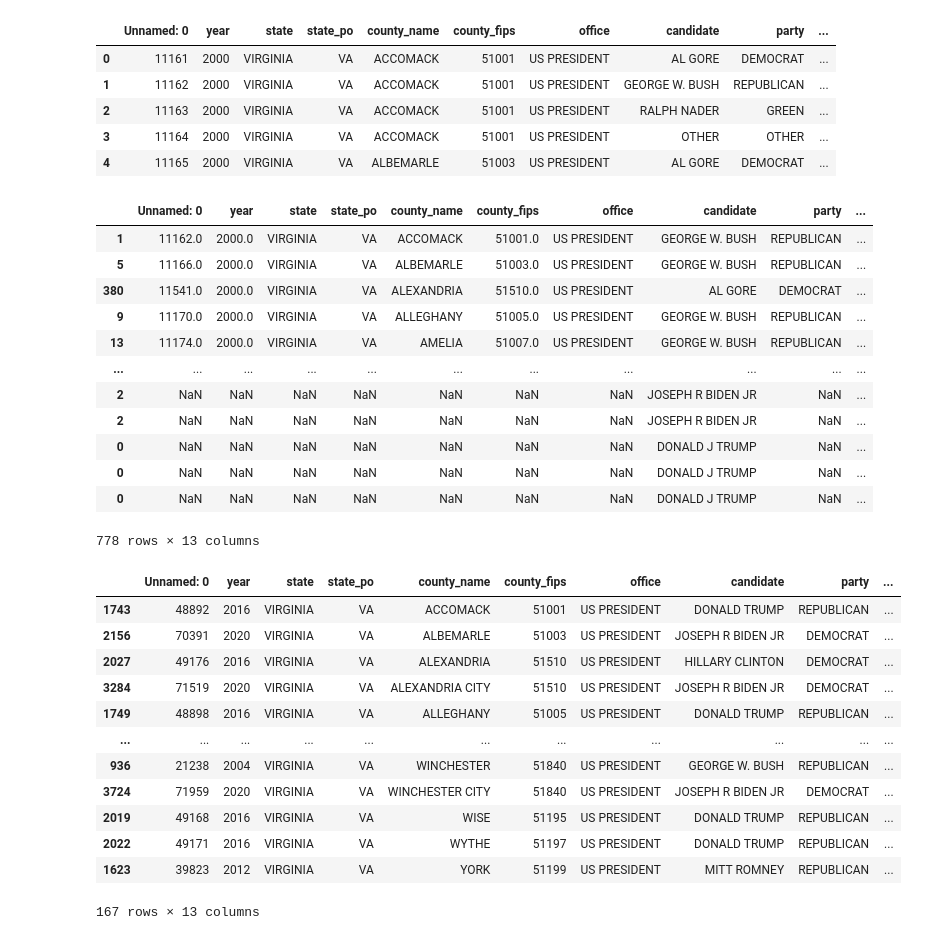
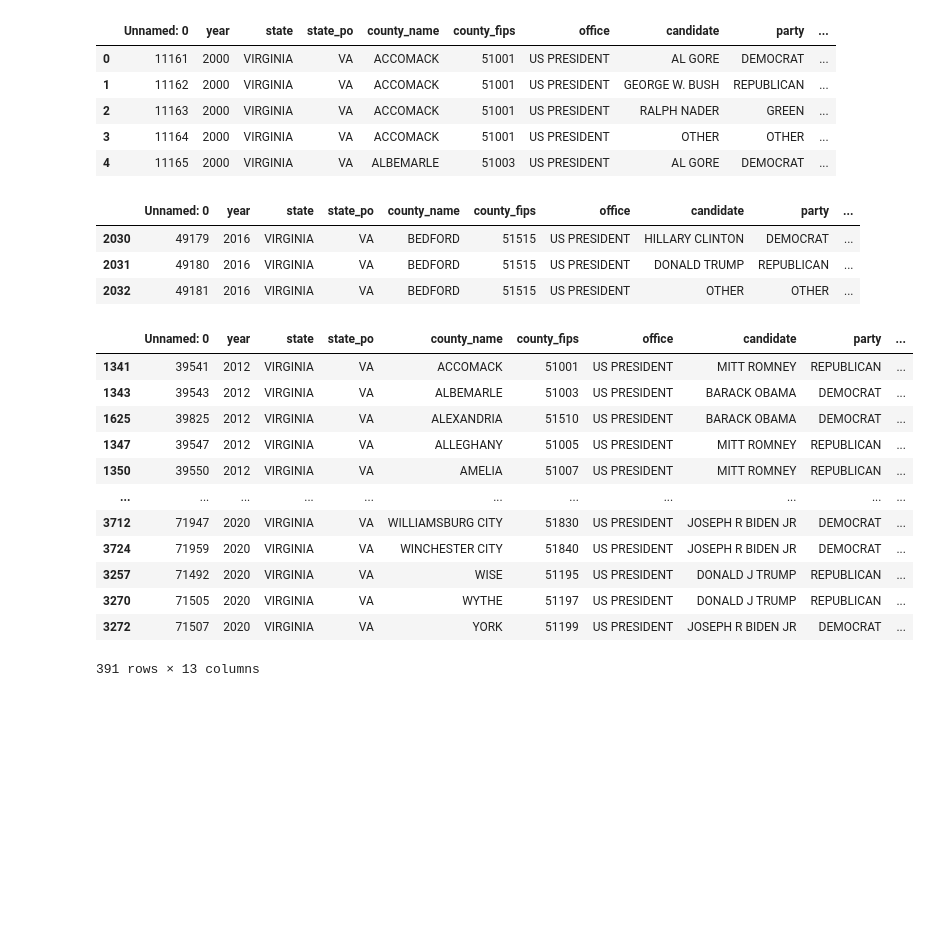
Before and after one commit to RainaVardhan/project_voting, a Jupyter notebook: clean_voting.ipynb, the cells around one changed output. Cells and saved outputs as stored; diff of their text form; code cells hidden in the pictures; blank space fills up the shorter version.

```diff
--- a/clean_voting.ipynb
+++ b/clean_voting.ipynb
@@ -67,16 +24,0 @@ final_df = pd.concat([winners_2000, winners_2004, winners_2008, winners_2012, wi
-# %%
-final_df
-# %% [output]
-|  | Unnamed: 0 | year | state | state_po | county_name | county_fips | office | candidate | party | ... |
-| 1 | 11162.0 | 2000.0 | VIRGINIA | VA | ACCOMACK | 51001.0 | US PRESIDENT | GEORGE W. BUSH | REPUBLICAN | ... |
-| 5 | 11166.0 | 2000.0 | VIRGINIA | VA | ALBEMARLE | 51003.0 | US PRESIDENT | GEORGE W. BUSH | REPUBLICAN | ... |
-| 380 | 11541.0 | 2000.0 | VIRGINIA | VA | ALEXANDRIA | 51510.0 | US PRESIDENT | AL GORE | DEMOCRAT | ... |
-| 9 | 11170.0 | 2000.0 | VIRGINIA | VA | ALLEGHANY | 51005.0 | US PRESIDENT | GEORGE W. BUSH | REPUBLICAN | ... |
-| 13 | 11174.0 | 2000.0 | VIRGINIA | VA | AMELIA | 51007.0 | US PRESIDENT | GEORGE W. BUSH | REPUBLICAN | ... |
-| ... | ... | ... | ... | ... | ... | ... | ... | ... | ... | ... |
-| 2 | NaN | NaN | NaN | NaN | NaN | NaN | NaN | JOSEPH R BIDEN JR | NaN | ... |
-| 2 | NaN | NaN | NaN | NaN | NaN | NaN | NaN | JOSEPH R BIDEN JR | NaN | ... |
-| 0 | NaN | NaN | NaN | NaN | NaN | NaN | NaN | DONALD J TRUMP | NaN | ... |
-| 0 | NaN | NaN | NaN | NaN | NaN | NaN | NaN | DONALD J TRUMP | NaN | ... |
-| 0 | NaN | NaN | NaN | NaN | NaN | NaN | NaN | DONALD J TRUMP | NaN | ... |
-778 rows × 13 columns
@@ -106,17 +25,43 @@ winners_all = find_winner(df)
-# %%
-winners_all.groupby(['candidate', 'county_name'])
-winners_all
-# %% [output]
-|  | Unnamed: 0 | year | state | state_po | county_name | county_fips | office | candidate | party | ... |
-| 1743 | 48892 | 2016 | VIRGINIA | VA | ACCOMACK | 51001 | US PRESIDENT | DONALD TRUMP | REPUBLICAN | ... |
-| 2156 | 70391 | 2020 | VIRGINIA | VA | ALBEMARLE | 51003 | US PRESIDENT | JOSEPH R BIDEN JR | DEMOCRAT | ... |
-| 2027 | 49176 | 2016 | VIRGINIA | VA | ALEXANDRIA | 51510 | US PRESIDENT | HILLARY CLINTON | DEMOCRAT | ... |
-| 3284 | 71519 | 2020 | VIRGINIA | VA | ALEXANDRIA CITY | 51510 | US PRESIDENT | JOSEPH R BIDEN JR | DEMOCRAT | ... |
-| 1749 | 48898 | 2016 | VIRGINIA | VA | ALLEGHANY | 51005 | US PRESIDENT | DONALD TRUMP | REPUBLICAN | ... |
-| ... | ... | ... | ... | ... | ... | ... | ... | ... | ... | ... |
-| 936 | 21238 | 2004 | VIRGINIA | VA | WINCHESTER | 51840 | US PRESIDENT | GEORGE W. BUSH | REPUBLICAN | ... |
-| 3724 | 71959 | 2020 | VIRGINIA | VA | WINCHESTER CITY | 51840 | US PRESIDENT | JOSEPH R BIDEN JR | DEMOCRAT | ... |
-| 2019 | 49168 | 2016 | VIRGINIA | VA | WISE | 51195 | US PRESIDENT | DONALD TRUMP | REPUBLICAN | ... |
-| 2022 | 49171 | 2016 | VIRGINIA | VA | WYTHE | 51197 | US PRESIDENT | DONALD TRUMP | REPUBLICAN | ... |
-| 1623 | 39823 | 2012 | VIRGINIA | VA | YORK | 51199 | US PRESIDENT | MITT ROMNEY | REPUBLICAN | ... |
-167 rows × 13 columns
+# %%
+# check for nan values
+df.isnull().values.any()
+
+# check for possible mistakes
+df[df['totalvotes'] == 0]
+# %% [output]
+|  | Unnamed: 0 | year | state | state_po | county_name | county_fips | office | candidate | party | ... |
+| 2030 | 49179 | 2016 | VIRGINIA | VA | BEDFORD | 51515 | US PRESIDENT | HILLARY CLINTON | DEMOCRAT | ... |
+| 2031 | 49180 | 2016 | VIRGINIA | VA | BEDFORD | 51515 | US PRESIDENT | DONALD TRUMP | REPUBLICAN | ... |
+| 2032 | 49181 | 2016 | VIRGINIA | VA | BEDFORD | 51515 | US PRESIDENT | OTHER | OTHER | ... |
+# %%
+# split the dataframe into each year
+votes_2012 = df[df['year']==2012]
+votes_2016 = df[df['year']==2016]
+votes_2020 = df[df['year']==2020]
+
+# find out which party got the most votes in each county
+winners_2012_idx = votes_2012.groupby('county_name')['candidatevotes'].idxmax()
+winners_2012 = votes_2012.loc[winners_2012_idx]
+winners_2016_idx = votes_2016.groupby('county_name')['candidatevotes'].idxmax()
+winners_2016 = votes_2016.loc[winners_2016_idx]
+winners_2020_idx = votes_2020.groupby('county_name')['candidatevotes'].idxmax()
+winners_2020 = votes_2020.loc[winners_2020_idx]
+
+# combine the dataframes into 1
+winners_all = pd.concat([winners_2012,winners_2016,winners_2020])
+
+winners_all
+# %% [output]
+|  | Unnamed: 0 | year | state | state_po | county_name | county_fips | office | candidate | party | ... |
+| 1341 | 39541 | 2012 | VIRGINIA | VA | ACCOMACK | 51001 | US PRESIDENT | MITT ROMNEY | REPUBLICAN | ... |
+| 1343 | 39543 | 2012 | VIRGINIA | VA | ALBEMARLE | 51003 | US PRESIDENT | BARACK OBAMA | DEMOCRAT | ... |
+| 1625 | 39825 | 2012 | VIRGINIA | VA | ALEXANDRIA | 51510 | US PRESIDENT | BARACK OBAMA | DEMOCRAT | ... |
+| 1347 | 39547 | 2012 | VIRGINIA | VA | ALLEGHANY | 51005 | US PRESIDENT | MITT ROMNEY | REPUBLICAN | ... |
+| 1350 | 39550 | 2012 | VIRGINIA | VA | AMELIA | 51007 | US PRESIDENT | MITT ROMNEY | REPUBLICAN | ... |
+| ... | ... | ... | ... | ... | ... | ... | ... | ... | ... | ... |
+| 3712 | 71947 | 2020 | VIRGINIA | VA | WILLIAMSBURG CITY | 51830 | US PRESIDENT | JOSEPH R BIDEN JR | DEMOCRAT | ... |
+| 3724 | 71959 | 2020 | VIRGINIA | VA | WINCHESTER CITY | 51840 | US PRESIDENT | JOSEPH R BIDEN JR | DEMOCRAT | ... |
+| 3257 | 71492 | 2020 | VIRGINIA | VA | WISE | 51195 | US PRESIDENT | DONALD J TRUMP | REPUBLICAN | ... |
+| 3270 | 71505 | 2020 | VIRGINIA | VA | WYTHE | 51197 | US PRESIDENT | DONALD J TRUMP | REPUBLICAN | ... |
+| 3272 | 71507 | 2020 | VIRGINIA | VA | YORK | 51199 | US PRESIDENT | JOSEPH R BIDEN JR | DEMOCRAT | ... |
+391 rows × 13 columns
```
Also changed, not shown: parts of 3 cells of this notebook.
